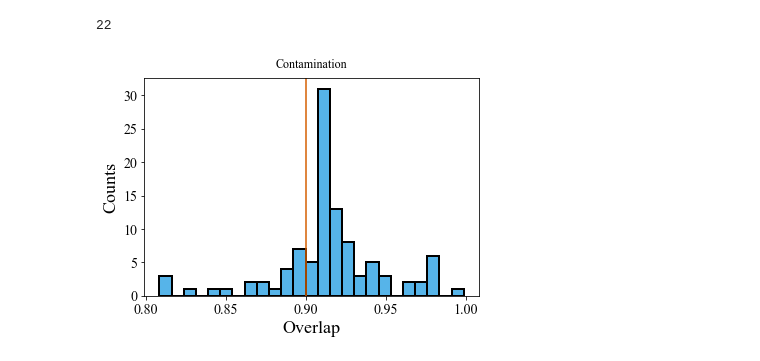
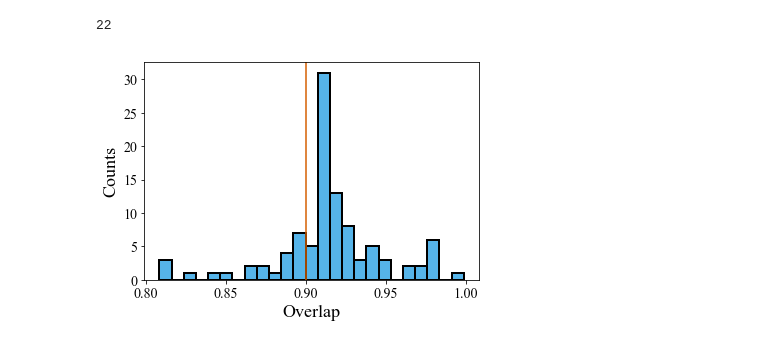
Before and after one commit to benjaminpope/smearcampaign, a Jupyter notebook: notebooks/contamination.ipynb, the cells around one changed output. Saved outputs shown, nothing was run; the diff lists cells and outputs as text; code cells hidden in the pictures.

```diff
--- a/notebooks/contamination.ipynb
+++ b/notebooks/contamination.ipynb
@@ -56,7 +56,7 @@ plt.ylim(0,6)
 plt.xlabel(r'Frequency ($\mu$Hz)')
 # plt.ylabel('Power (arbitrary units)')
 f.text(0.05,0.7,'Power (arbitrary units)',rotation='vertical',fontsize=18)
-ax1.set_title("Even and Odd Quarters of HD 181778",y=1.01,fontsize=18)
+# ax1.set_title("Even and Odd Quarters of HD 181778",y=1.01,fontsize=18)
 # plt.legend(fontsize=20)
 f.subplots_adjust(hspace=0)
 plt.savefig('../paper/contam_HD_181778.png',bbox_inches='tight')
@@ -173,12 +173,12 @@ np.sum(np.array(overlaps)<0.9)
 # %%
 h = plt.hist(overlaps,bins=25,edgecolor='black',linewidth=2,color=colours[5])
 plt.axvline(0.9,color=colours[2])
 plt.xlabel('Overlap')
 plt.ylabel('Counts')
-plt.title('Contamination',y=1.02)
-plt.savefig('../paper/contam.eps',bbox_inches='tight')
+# plt.title('Contamination',y=1.02)
+plt.savefig('../paper/contam.pdf',bbox_inches='tight')
 # %% [output]
-[figure, old version]
+[figure, new version]
 # %%
 fname_timeseries="../data/lcs/HD_181778_smear_combined.csv"
 lc = Table.read(fname_timeseries,format='ascii')
```
Also changed, not shown: parts of 4 cells of this notebook, 11 other files.
